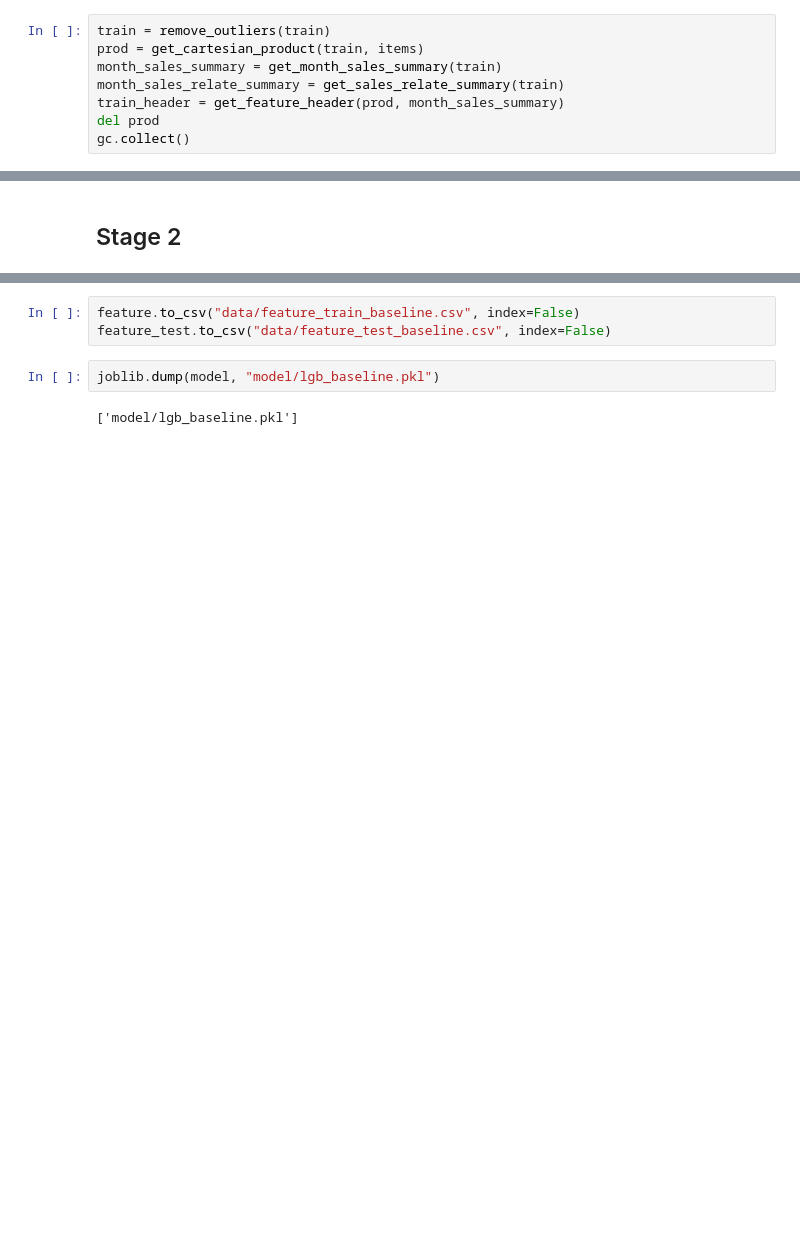
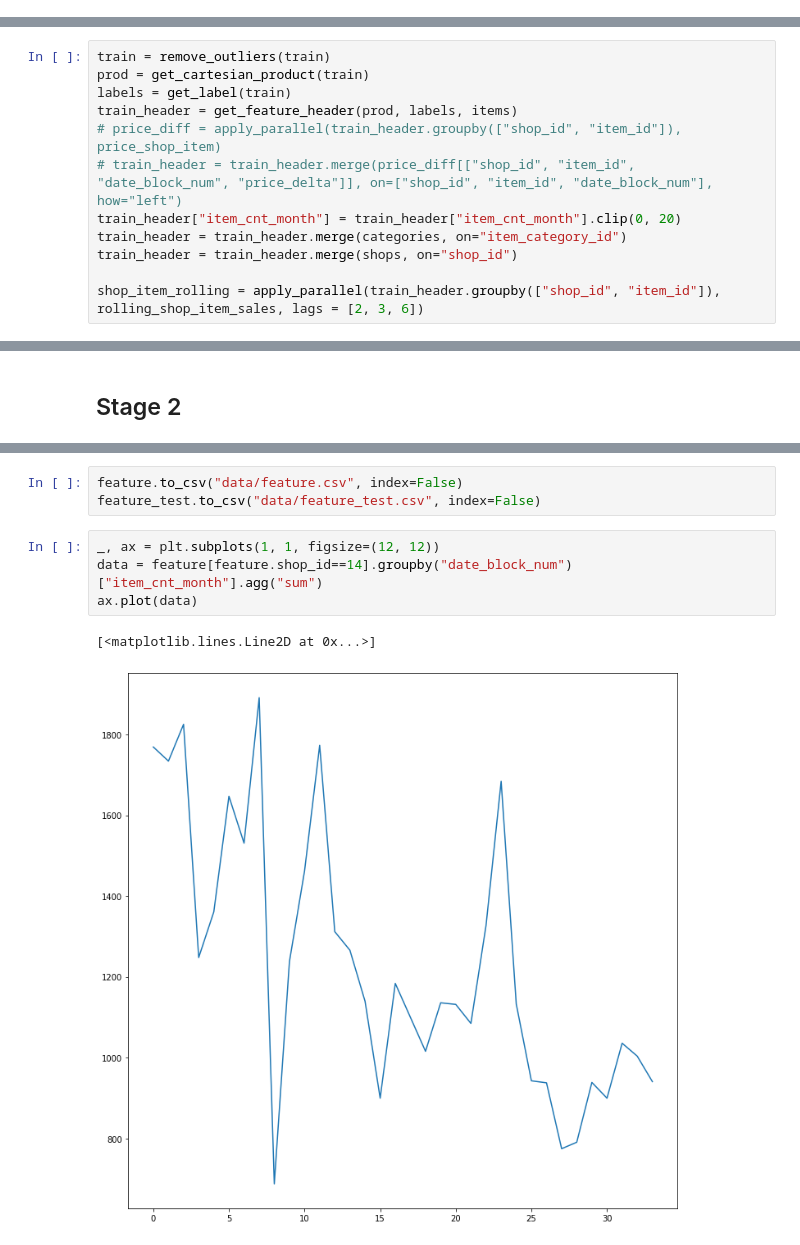
Before and after one commit to Roach724/StudyNotes, a Jupyter notebook: Kaggle/PredictFutureSales/baseline.ipynb, the cells around one changed output, grey strips where cells are left out. Saved outputs shown, nothing was run; the diff lists cells and outputs as text; blank space fills up the shorter version.

Commit message:
update baseline

```diff
--- a/Kaggle/PredictFutureSales/baseline.ipynb
+++ b/Kaggle/PredictFutureSales/baseline.ipynb
@@ -77,8 +22,0 @@ def get_feature_header(prod, month_summary):
-# %%
-train = remove_outliers(train)
-prod = get_cartesian_product(train, items)
-month_sales_summary = get_month_sales_summary(train)
-month_sales_relate_summary = get_sales_relate_summary(train)
-train_header = get_feature_header(prod, month_sales_summary)
-del prod
-gc.collect()
@@ -92 +99,13 @@ See the caveats in the documentation: https://pandas.pydata.org/pandas-docs/stab
+# %%
+train = remove_outliers(train)
+prod = get_cartesian_product(train)
+labels = get_label(train)
+train_header = get_feature_header(prod, labels, items)
+# price_diff = apply_parallel(train_header.groupby(["shop_id", "item_id"]), price_shop_item)
+# train_header = train_header.merge(price_diff[["shop_id", "item_id", "date_block_num", "price_delta"]], on=["shop_id", "item_id", "date_block_num"], how="left")
+train_header["item_cnt_month"] = train_header["item_cnt_month"].clip(0, 20)
+train_header = train_header.merge(categories, on="item_category_id")
+train_header = train_header.merge(shops, on="shop_id")
+
+shop_item_rolling = apply_parallel(train_header.groupby(["shop_id", "item_id"]), rolling_shop_item_sales, lags = [2, 3, 6])
 # %%
@@ -255,7 +293,10 @@ submission.to_csv("data/submission.csv", index=False)
 # %%
-feature.to_csv("data/feature_train_baseline.csv", index=False)
-feature_test.to_csv("data/feature_test_baseline.csv", index=False)
+feature.to_csv("data/feature.csv", index=False)
+feature_test.to_csv("data/feature_test.csv", index=False)
-# %%
-joblib.dump(model, "model/lgb_baseline.pkl")
-# %% [output]
-['model/lgb_baseline.pkl']
+# %%
+_, ax = plt.subplots(1, 1, figsize=(12, 12))
+data = feature[feature.shop_id==14].groupby("date_block_num")["item_cnt_month"].agg("sum")
+ax.plot(data)
+# %% [output]
+[<matplotlib.lines.Line2D at 0x...>]
+[figure, added]
```
Also changed, not shown: parts of 26 cells of this notebook, 1 other file.
